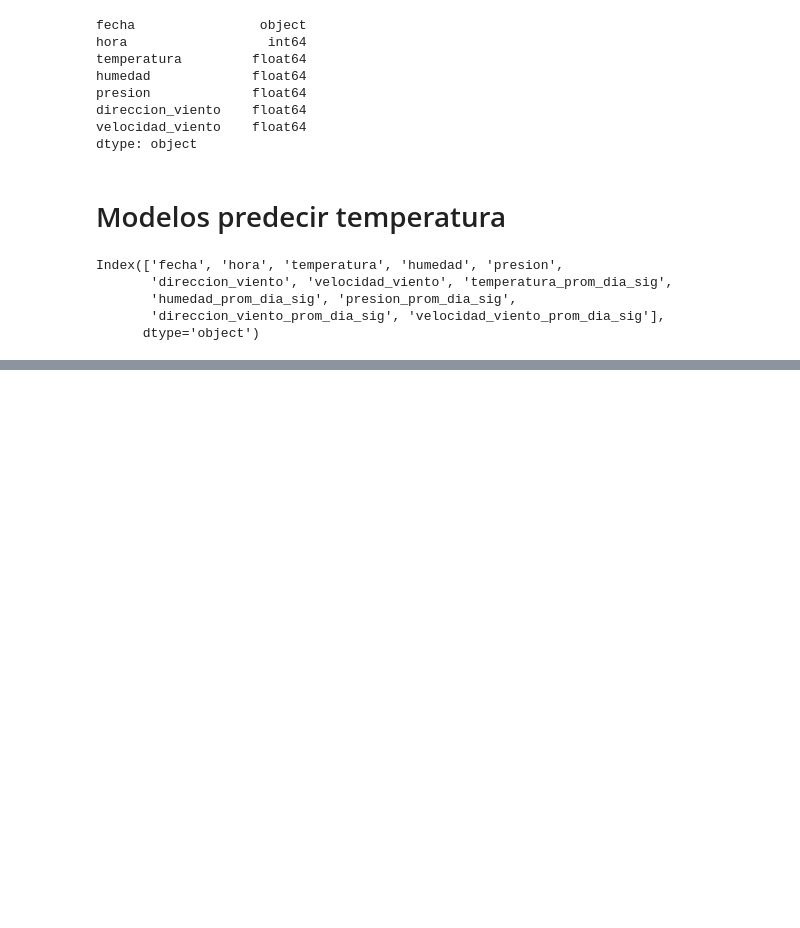
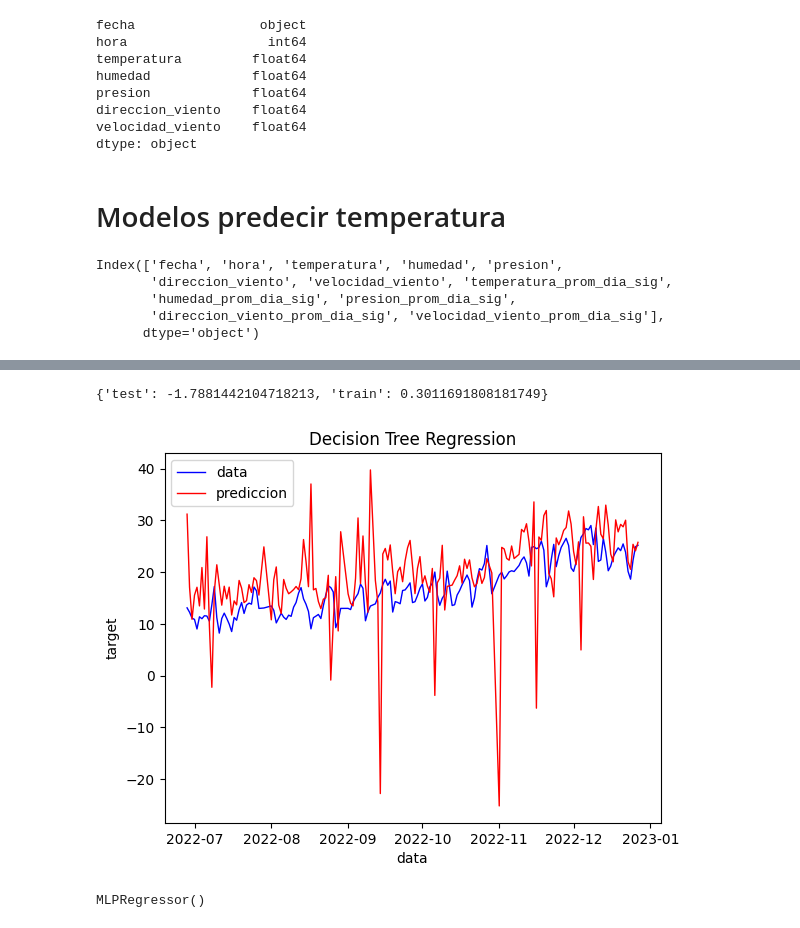
Before and after one commit to SebastianFelgueras/clima, a Jupyter notebook: modelosBSAS.ipynb, the cells around one changed output, grey strips where cells are left out. Drawn from its saved outputs; the diff is of its cells as text; code cells hidden in the pictures; blank space fills up the shorter version.

```diff
--- a/modelosBSAS.ipynb
+++ b/modelosBSAS.ipynb
@@ -128,0 +156,7 @@ knn.score(x_test,y_test)
+# %%
+from  sklearn.neural_network import MLPRegressor
+modelo_skl(MLPRegressor)
+# %% [output]
+{'test': -1.7881442104718213, 'train': 0.3011691808181749}
+[figure, added]
+MLPRegressor()
```
Also changed, not shown: parts of 4 cells of this notebook.
